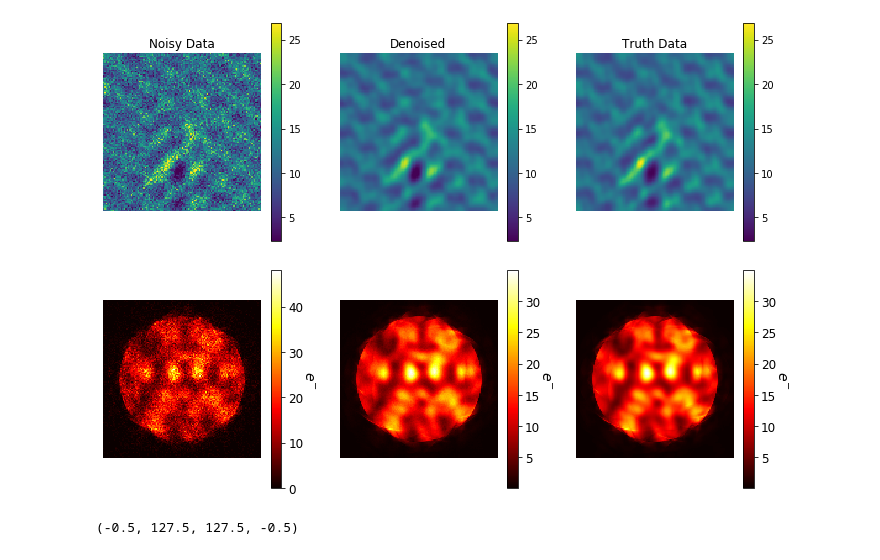
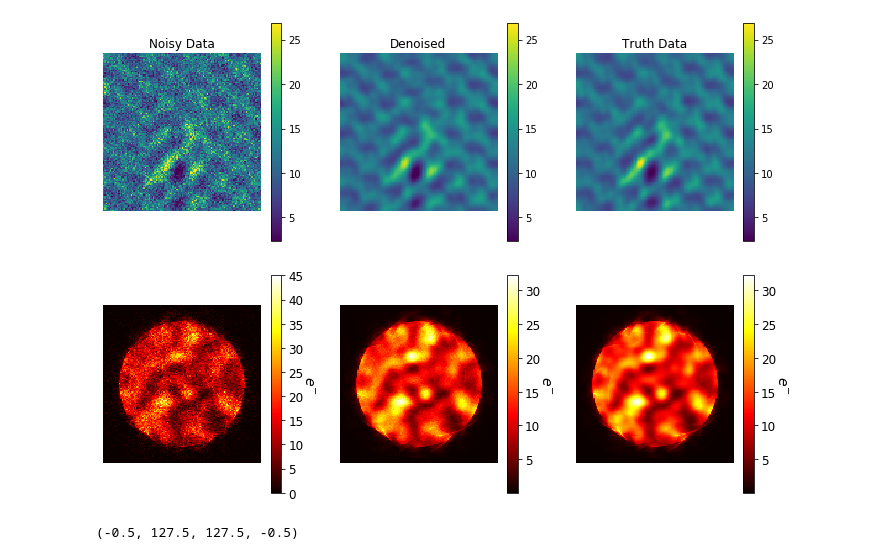
Before and after one commit to CY-Zhang/PyProcessingCodes, a Jupyter notebook: TensorDenoise/VisulizeResult_SiDisl.ipynb, the cells around one changed output. Drawn from its saved outputs; the diff is of its cells as text; code cells hidden in the pictures.

```diff
--- a/TensorDenoise/VisulizeResult_SiDisl.ipynb
+++ b/TensorDenoise/VisulizeResult_SiDisl.ipynb
@@ -10,12 +10,12 @@ This script is very similar to the one that visulize STO simulation results, so
 # path to raw data, denoised data, and ground truth
 # no data exceeds 2GB thus they are all saved in .mat or .py
 path ='/srv/home/chenyu/TensorDenoise/Simulatons/Si_dislocation_simulations/'
-raw_data = sio.loadmat(path + 'Simulation_noisy_SiDisl_slc5_1000FPS.mat')
+raw_data = sio.loadmat(path + 'Simulation_noisy_SiDisl_slc5_10000FPS.mat')
 raw_data = raw_data['datacube']
 
-truth_data = np.load(path + 'Simulation_truth_SiDisl_slc5_1000FPS.npy')
+truth_data = np.load(path + 'Simulation_truth_SiDisl_slc5_10000FPS.npy')
 
-denoised_data = sio.loadmat(path + 'Simulation_tensor_SiDisl_slc5_1000FPS.mat')
+denoised_data = sio.loadmat(path + 'Simulation_tensor_SiDisl_slc5_10000FPS.mat')
 denoised_data = denoised_data['est_HOOI']
 # %%
 print(raw_data.shape)
@@ -111,38 +111,38 @@ plt.colorbar()
 # %%
 # Compare CBED from single rx,ry
 plt.figure(figsize=(12,4))
-rx = 10
-ry = 10
+rx = 50
+ry = 60
 clim_low = np.amin(truth_data[rx,ry,:])
 clim_high = np.amax(truth_data[rx,ry,:])
 
 plt.subplot(132)
 plt.imshow(denoised_data[rx,ry,:].reshape(128,128),clim=[clim_low,clim_high],cmap='hot')
 cbar = plt.colorbar()
 cbar.ax.tick_params(labelsize=12)
 cbar.set_label('$e^{-}$',rotation=270,fontsize=14, labelpad = 12)
 plt.axis('off')
 # plt.title('Denoised')
 
 plt.subplot(131)
 plt.imshow(raw_data[rx,ry,:].reshape(128,128),cmap='hot')
 # plt.title('Noisy')
 plt.axis('off')
 cbar = plt.colorbar()
 cbar.ax.tick_params(labelsize=12)
 cbar.set_label('$e^{-}$',rotation=270,fontsize=14, labelpad = 12)
 
 plt.subplot(133)
 plt.imshow(truth_data[rx,ry,:].reshape(128,128),clim=[clim_low,clim_high],cmap='hot')
 # plt.title('Truth')
 plt.axis('off')
 cbar=plt.colorbar()
 cbar.ax.tick_params(labelsize=12)
 cbar.set_label('$e^{-}$',rotation=270,fontsize=14, labelpad = 12)
 
 # print(psnr(truth_data[rx,ry,:].reshape(128,128),tensor_data[rx,ry,:].reshape(128,128)))
 # %% [output]
-[figure, old version]
+[figure, new version]
 # %%
 plt.imshow(truth_data[rx,ry,:].reshape(128,128),clim=[clim_low,clim_high],cmap='hot')
 cbar = plt.colorbar()
```
Also changed, not shown: parts of 1 cell of this notebook, 10 other files.
